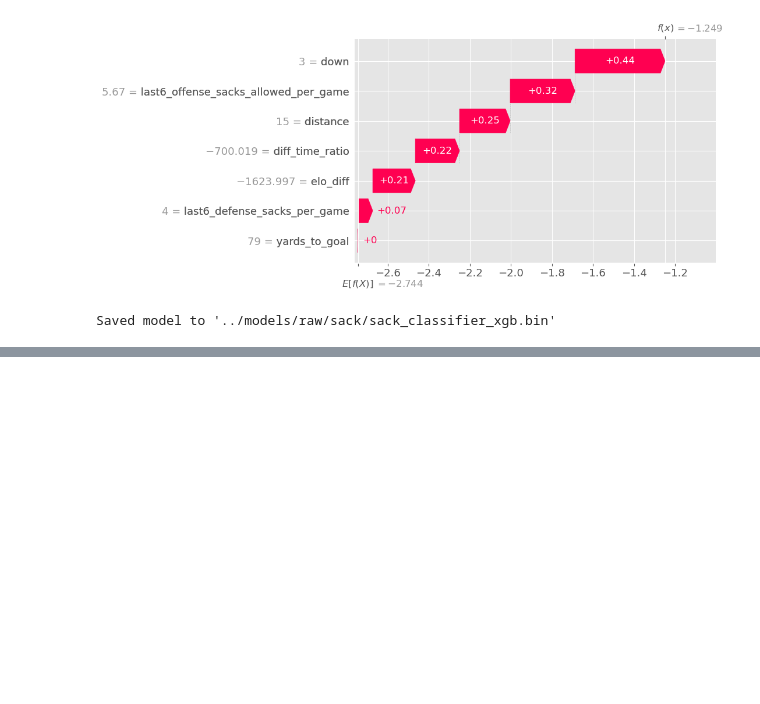
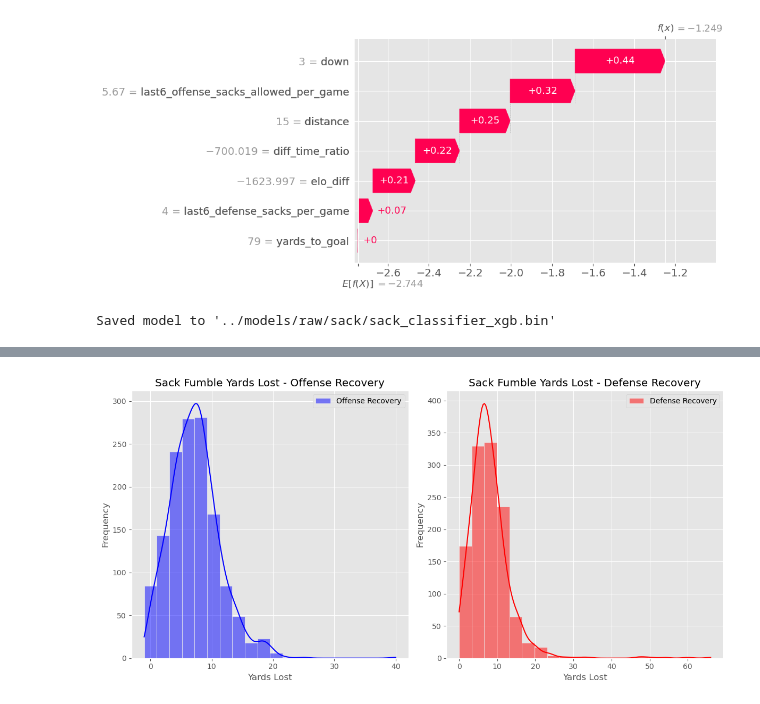
Before and after one commit to lneuendorf/cfb-win-probability, a Jupyter notebook: notebooks/sack.ipynb, the cells around one changed output, grey strips where cells are left out. Drawn from its saved outputs; the diff is of its cells as text; code cells hidden in the pictures; blank space fills up the shorter version.

```diff
--- a/notebooks/sack.ipynb
+++ b/notebooks/sack.ipynb
@@ -2409,0 +1507,6 @@ Saved quantile q975 model to '../models/raw/punt/yards_gained_after_block_q975_x
+# %%
+sack_fumble = (
+    sack_attempts.query('was_sack == 1 and sack_fumble == 1')
+    .reset_index(drop=True)
+    [['sack_yards_lost', 'sack_fumble_recovery_yards', 'sack_fumble_yards_lost', 'sack_fumble_recovery_team']]
+)
@@ -2409,0 +1522,25 @@ Saved quantile q975 model to '../models/raw/punt/yards_gained_after_block_q975_x
+# %%
+# plot two histograms side by side, for sack fumble yards lost by offense and defense
+plt.figure(figsize=(12, 6))
+plt.subplot(1, 2, 1)
+sns.histplot(
+    sack_fumble.query('sack_fumble_recovery_team == "offense"')['sack_fumble_yards_lost'],
+    bins=20, kde=True, color='blue', label='Offense Recovery'
+)
+plt.title('Sack Fumble Yards Lost - Offense Recovery')
+plt.xlabel('Yards Lost')
+plt.ylabel('Frequency')
+plt.legend()
+plt.subplot(1, 2, 2)
+sns.histplot(
+    sack_fumble.query('sack_fumble_recovery_team == "defense"')['sack_fumble_yards_lost'],
+    bins=20, kde=True, color='red', label='Defense Recovery'
+)
+plt.title('Sack Fumble Yards Lost - Defense Recovery')
+plt.xlabel('Yards Lost')
+plt.ylabel('Frequency')
+plt.legend()
+plt.tight_layout()
+plt.show()
+# %% [output]
+[figure, added]
```
Also changed, not shown: parts of 62 cells of this notebook, 14 other files.
